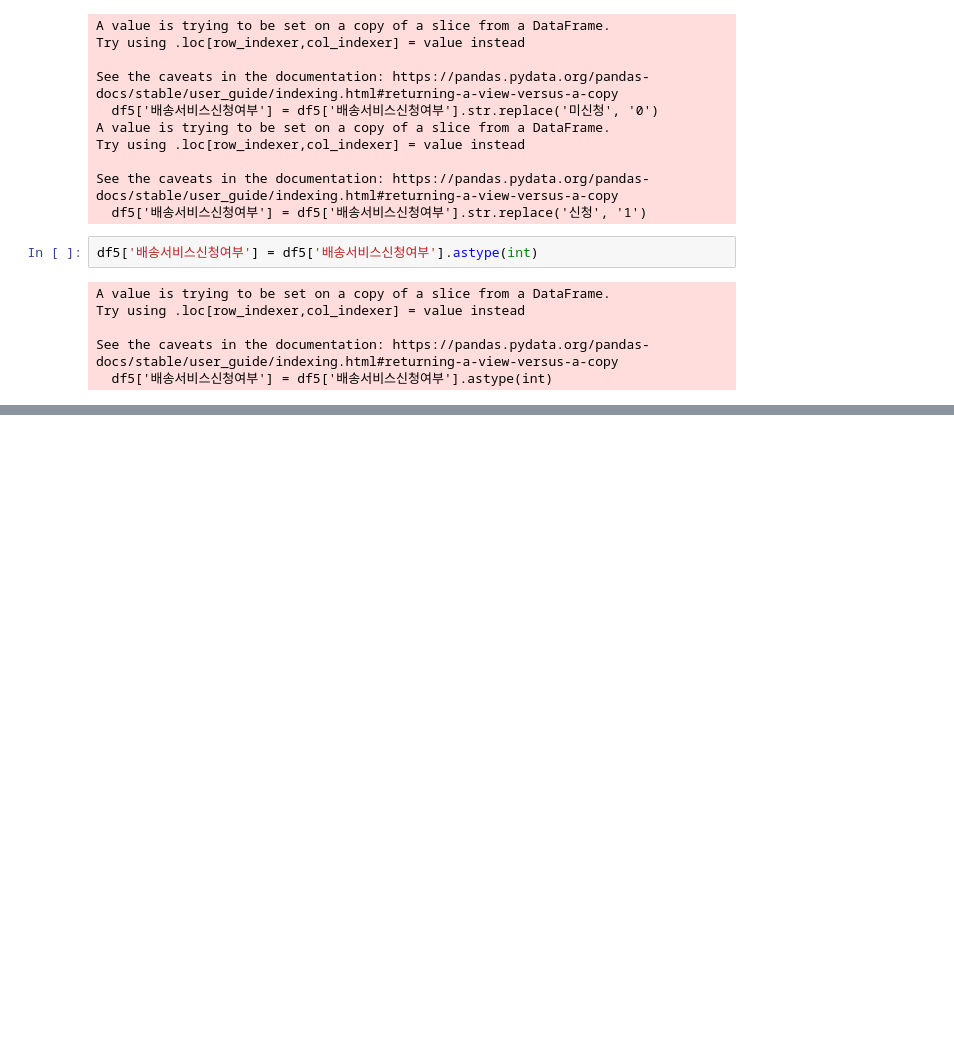
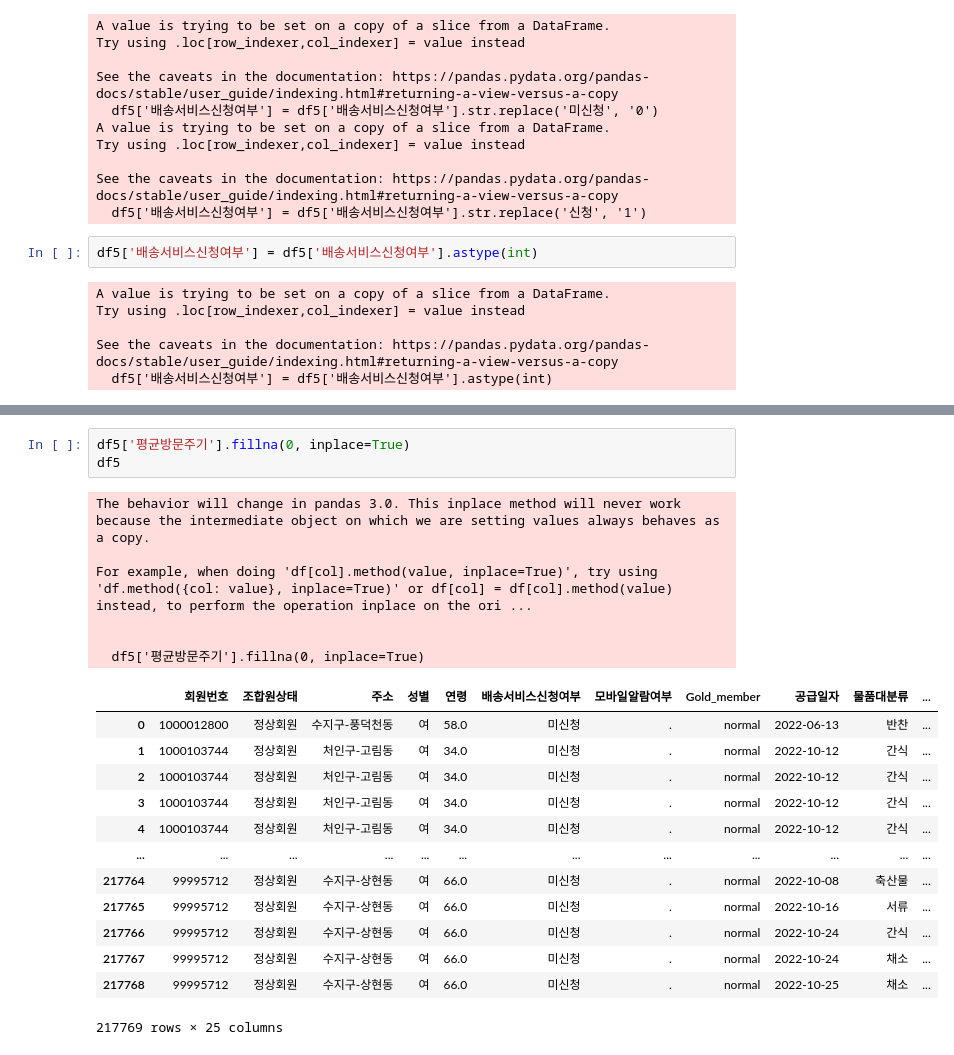
Before and after one commit to brooklyn-h/hanaro_1, a Jupyter notebook: mini_project.ipynb, the cells around one changed output, grey strips where cells are left out. Cells and saved outputs as stored; diff of their text form; blank space fills up the shorter version.

```diff
--- a/mini_project.ipynb
+++ b/mini_project.ipynb
@@ -792,0 +1037,23 @@ ValueError: could not convert string to float: '정상회원'
+# %%
+df5['평균방문주기'].fillna(0, inplace=True)
+df5
+# %% [output]
+The behavior will change in pandas 3.0. This inplace method will never work because the intermediate object on which we are setting values always behaves as a copy.
+
+For example, when doing 'df[col].method(value, inplace=True)', try using 'df.method({col: value}, inplace=True)' or df[col] = df[col].method(value) instead, to perform the operation inplace on the ori ...
+
+
+  df5['평균방문주기'].fillna(0, inplace=True)
+|  | 회원번호 | 조합원상태 | 주소 | 성별 | 연령 | 배송서비스신청여부 | 모바일알람여부 | Gold_member | 공급일자 | 물품대분류 | ... |
+| 0 | 1000012800 | 정상회원 | 수지구-풍덕천동 | 여 | 58.0 | 미신청 | . | normal | 2022-06-13 | 반찬 | ... |
+| 1 | 1000103744 | 정상회원 | 처인구-고림동 | 여 | 34.0 | 미신청 | . | normal | 2022-10-12 | 간식 | ... |
+| 2 | 1000103744 | 정상회원 | 처인구-고림동 | 여 | 34.0 | 미신청 | . | normal | 2022-10-12 | 간식 | ... |
+| 3 | 1000103744 | 정상회원 | 처인구-고림동 | 여 | 34.0 | 미신청 | . | normal | 2022-10-12 | 간식 | ... |
+| 4 | 1000103744 | 정상회원 | 처인구-고림동 | 여 | 34.0 | 미신청 | . | normal | 2022-10-12 | 간식 | ... |
+| ... | ... | ... | ... | ... | ... | ... | ... | ... | ... | ... | ... |
+| 217764 | 99995712 | 정상회원 | 수지구-상현동 | 여 | 66.0 | 미신청 | . | normal | 2022-10-08 | 축산물 | ... |
+| 217765 | 99995712 | 정상회원 | 수지구-상현동 | 여 | 66.0 | 미신청 | . | normal | 2022-10-16 | 서류 | ... |
+| 217766 | 99995712 | 정상회원 | 수지구-상현동 | 여 | 66.0 | 미신청 | . | normal | 2022-10-24 | 간식 | ... |
+| 217767 | 99995712 | 정상회원 | 수지구-상현동 | 여 | 66.0 | 미신청 | . | normal | 2022-10-24 | 채소 | ... |
+| 217768 | 99995712 | 정상회원 | 수지구-상현동 | 여 | 66.0 | 미신청 | . | normal | 2022-10-25 | 채소 | ... |
+217769 rows × 25 columns
```
Also changed, not shown: parts of 41 cells of this notebook.
